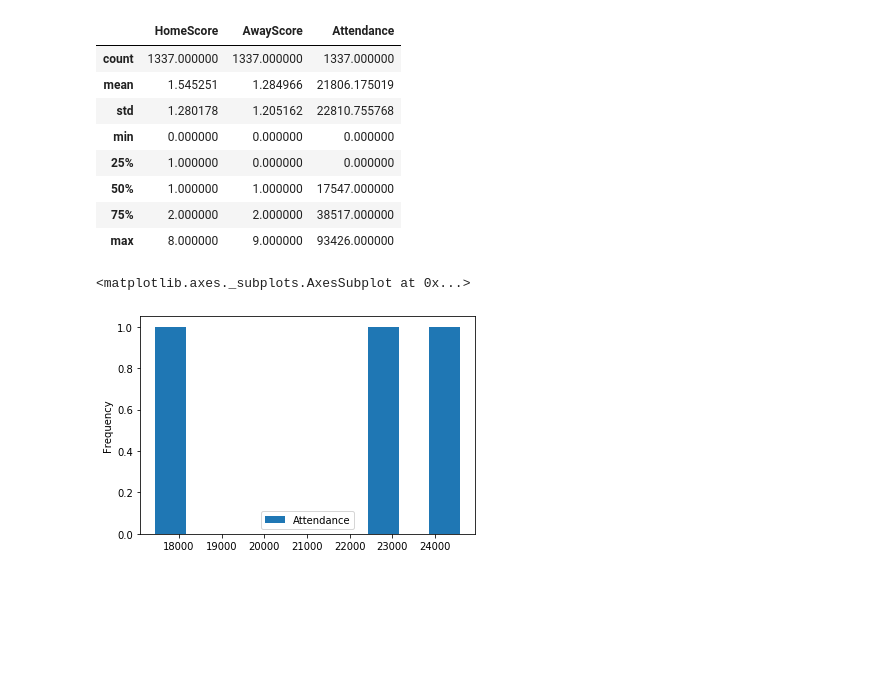
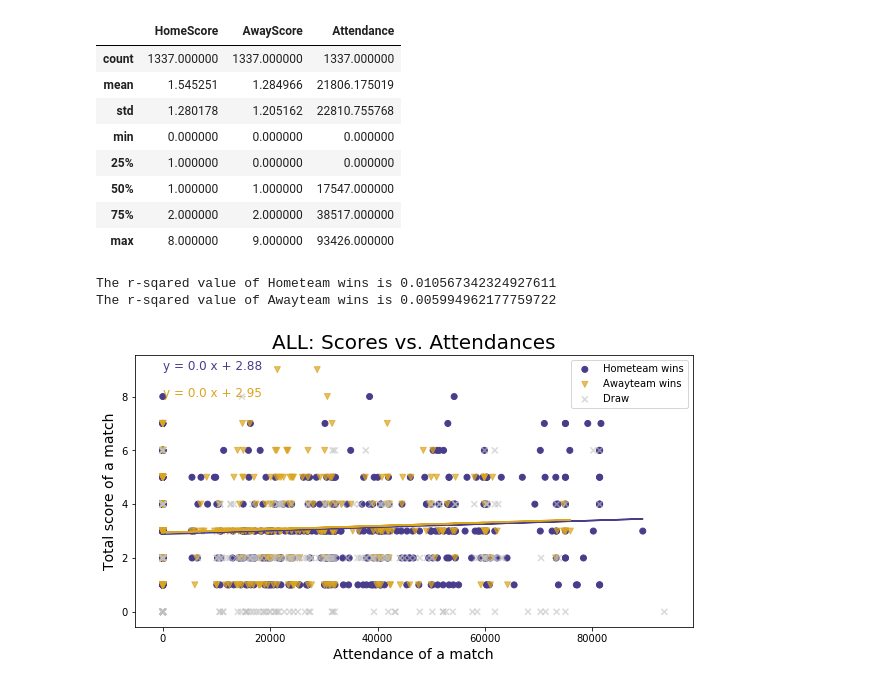
Before and after one commit to georgealym/project-one, a Jupyter notebook: py_codes/ALL_attendance_more_charts.ipynb, the cells around one changed output. Cells and saved outputs as stored; diff of their text form; code cells hidden in the pictures; blank space fills up the shorter version.

```diff
--- a/py_codes/ALL_attendance_more_charts.ipynb
+++ b/py_codes/ALL_attendance_more_charts.ipynb
@@ -29,16 +29,22 @@ cols = ["Date",
 # Data cleaning (fillna, types) and print summary numbers
 def Summary(df, league):
 
-    ndf = df.fillna(0)
+    ndf = df.copy()
     s = ndf["Attendance"]
     if s.dtype == 'object':
         ndf["Attendance"] = s.str.replace(',', '').astype(float)
+    ndf = ndf.fillna(0)
+
+    # Filter all the rows for which there is no attendance and the match date is before Covid
+    # -- Attendance data is missing
+    Covid_date = "2020-04-01"
+    ddf = ndf.loc[ (ndf["Attendance"]==0) & (ndf["Date"]<Covid_date) ]
+    ndf.drop(ddf.index, inplace=True)
 
     # The total number of matches of the 'league' in 2019-20
     total = len(ndf['Date'])
 
     # The number of matches after COVID-19
-    Covid_date = "2020-04-01"
     after = len(ndf.loc[ndf["Date"] > Covid_date])
     if league == "All":
         print(f"The number of matches of {league} teams until {ndf['Date'].at[total -1]} is {total}")
@@ -73,9 +79,10 @@ The number of matches of All teams after COVID-19 is 298
 | 50% | 1.000000 | 1.000000 | 17547.000000 |
 | 75% | 2.000000 | 2.000000 | 38517.000000 |
 | max | 8.000000 | 9.000000 | 93426.000000 |
-# %%
-result_df = all_df.groupby("Result")["Attendance"].mean().reset_index()
-result_df.plot(kind="hist")
-# %% [output]
-<matplotlib.axes._subplots.AxesSubplot at 0x...>
-[figure, removed]
+# %%
+# Scatter plot for all matches of match total scores and attendances
+Att_Score_scatter(all_df, "ALL")
+# %% [output]
+The r-sqared value of Hometeam wins is 0.010567342324927611
+The r-sqared value of Awayteam wins is 0.005994962177759722
+[figure, added]
```
Also changed, not shown: parts of 12 cells of this notebook, 14 other files.
